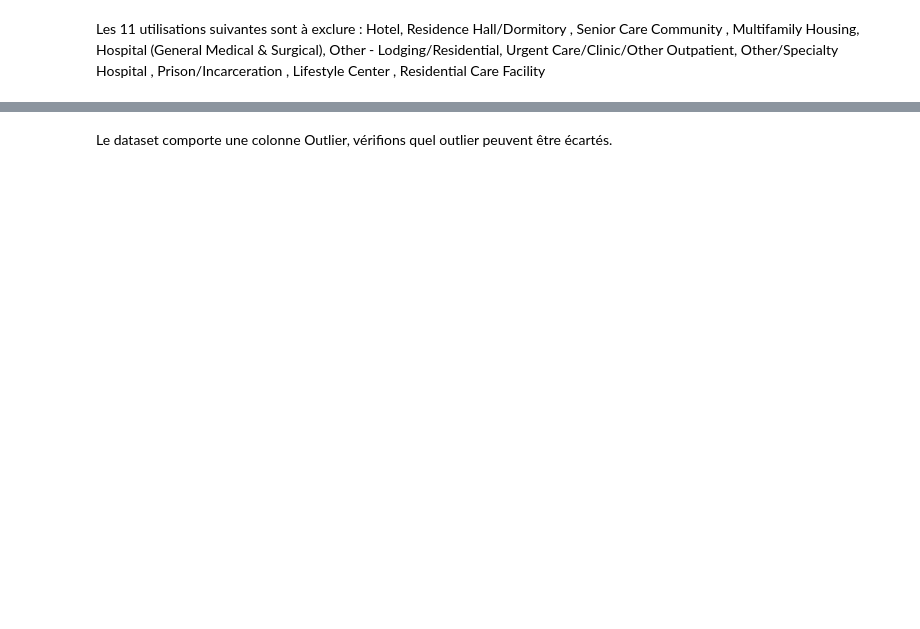
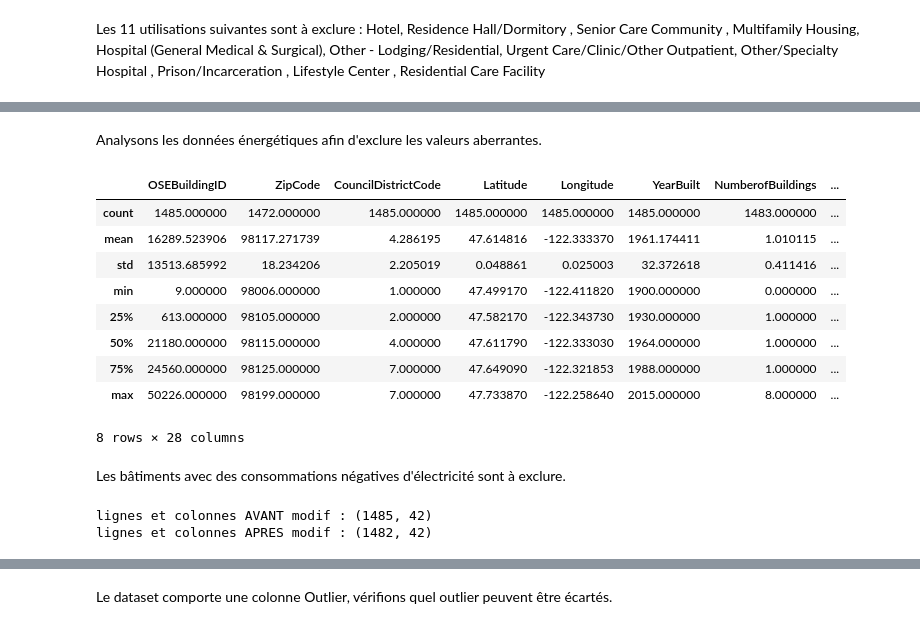
Before and after one commit to IngridFi70/Projet06, a Jupyter notebook: modelisation.ipynb, the cells around one changed output, grey strips where cells are left out. Saved outputs shown, nothing was run; the diff lists cells and outputs as text; code cells hidden in the pictures; blank space fills up the shorter version.

```diff
--- a/modelisation.ipynb
+++ b/modelisation.ipynb
@@ -331,0 +132,25 @@ Name: count, dtype: int64
+# %% [markdown]
+Analysons les données énergétiques afin d'exclure les valeurs aberrantes.
+# %%
+building_consumption_clean.describe()
+# %% [output]
+|  | OSEBuildingID | ZipCode | CouncilDistrictCode | Latitude | Longitude | YearBuilt | NumberofBuildings | ... |
+| count | 1485.000000 | 1472.000000 | 1485.000000 | 1485.000000 | 1485.000000 | 1485.000000 | 1483.000000 | ... |
+| mean | 16289.523906 | 98117.271739 | 4.286195 | 47.614816 | -122.333370 | 1961.174411 | 1.010115 | ... |
+| std | 13513.685992 | 18.234206 | 2.205019 | 0.048861 | 0.025003 | 32.372618 | 0.411416 | ... |
+| min | 9.000000 | 98006.000000 | 1.000000 | 47.499170 | -122.411820 | 1900.000000 | 0.000000 | ... |
+| 25% | 613.000000 | 98105.000000 | 2.000000 | 47.582170 | -122.343730 | 1930.000000 | 1.000000 | ... |
+| 50% | 21180.000000 | 98115.000000 | 4.000000 | 47.611790 | -122.333030 | 1964.000000 | 1.000000 | ... |
+| 75% | 24560.000000 | 98125.000000 | 7.000000 | 47.649090 | -122.321853 | 1988.000000 | 1.000000 | ... |
+| max | 50226.000000 | 98199.000000 | 7.000000 | 47.733870 | -122.258640 | 2015.000000 | 8.000000 | ... |
+8 rows × 28 columns
+# %% [markdown]
+Les bâtiments avec des consommations négatives d'électricité sont à exclure.
+# %%
+# suppression des bâtiments avec conso électrique négative
+print('lignes et colonnes AVANT modif :', building_consumption_clean.shape)
+building_consumption_clean = building_consumption_clean[building_consumption_clean['Electricity(kWh)'] >= 0]
+print('lignes et colonnes APRES modif :', building_consumption_clean.shape)
+# %% [output]
+lignes et colonnes AVANT modif : (1485, 42)
+lignes et colonnes APRES modif : (1482, 42)
```
Also changed, not shown: parts of 27 cells of this notebook.
